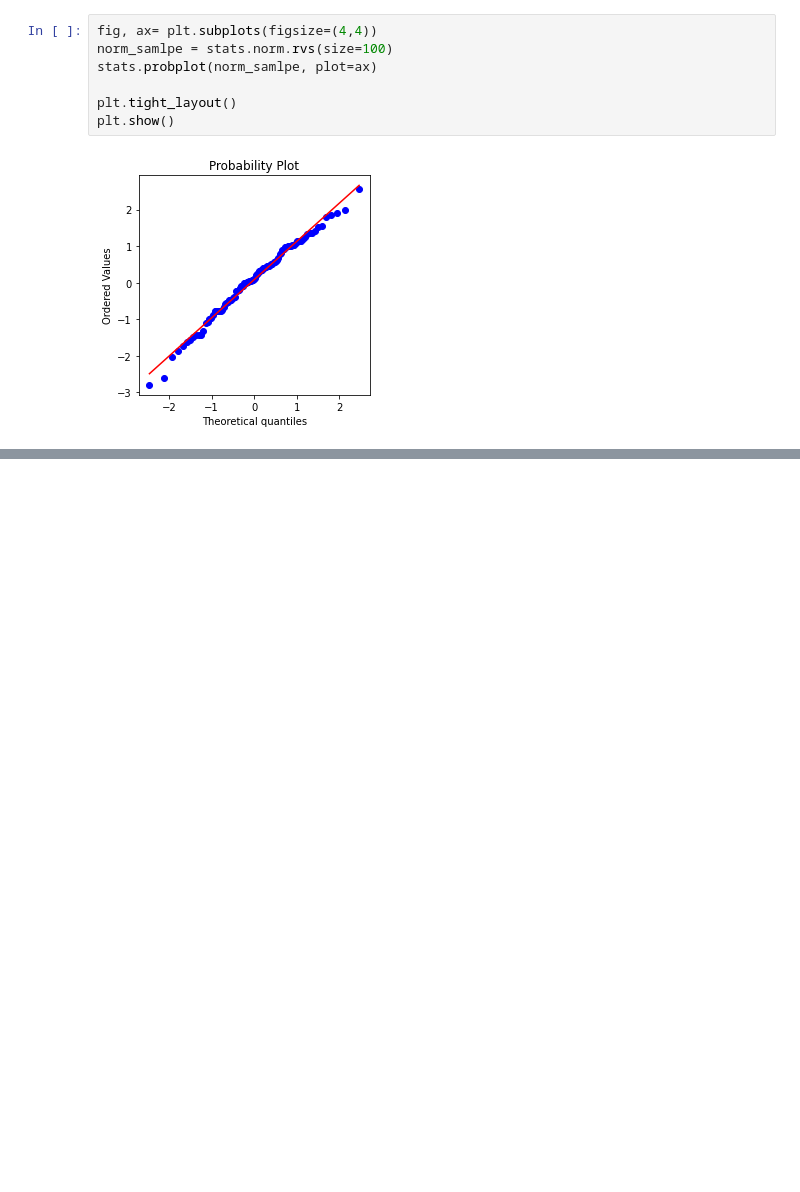
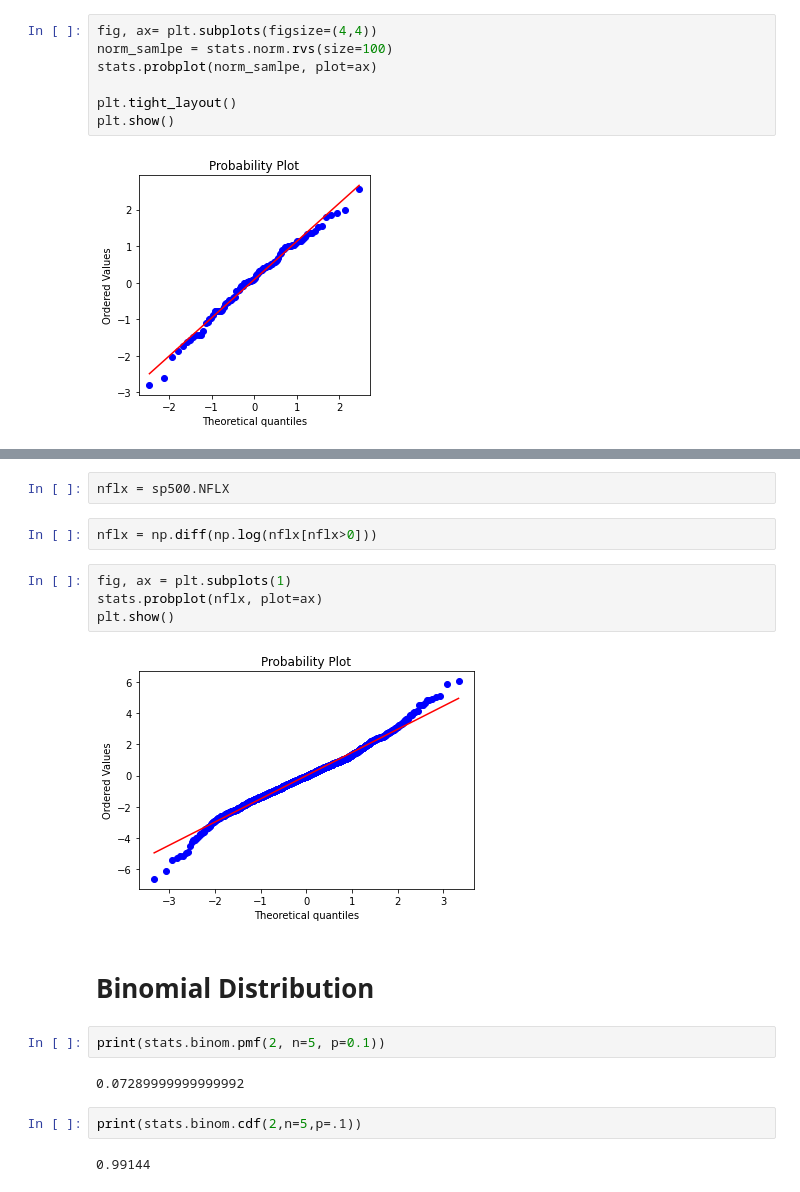
Before and after one commit to Irfan-Ahmad-byte/Practical-Statistics, a Jupyter notebook: my_prac/stats_2_py.ipynb, the cells around one changed output, grey strips where cells are left out. Drawn from its saved outputs; the diff is of its cells as text; blank space fills up the shorter version.

```diff
--- a/my_prac/stats_2_py.ipynb
+++ b/my_prac/stats_2_py.ipynb
@@ -183,0 +193,20 @@ plt.show()
+# %%
+nflx = sp500.NFLX
+# %%
+nflx = np.diff(np.log(nflx[nflx>0]))
+# %%
+fig, ax = plt.subplots(1)
+stats.probplot(nflx, plot=ax)
+plt.show()
+# %% [output]
+[figure, added]
+# %% [markdown]
+# Binomial Distribution
+# %%
+print(stats.binom.pmf(2, n=5, p=0.1))
+# %% [output]
+0.07289999999999992
+# %%
+print(stats.binom.cdf(2,n=5,p=.1))
+# %% [output]
+0.99144
```
Also changed, not shown: parts of 12 cells of this notebook.
